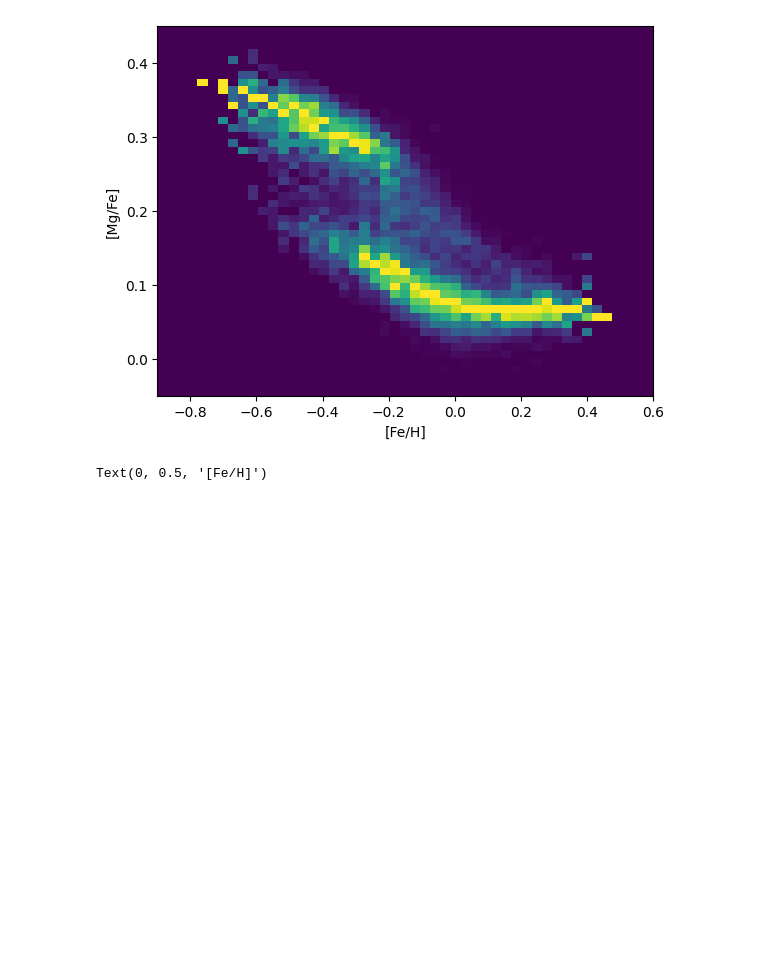
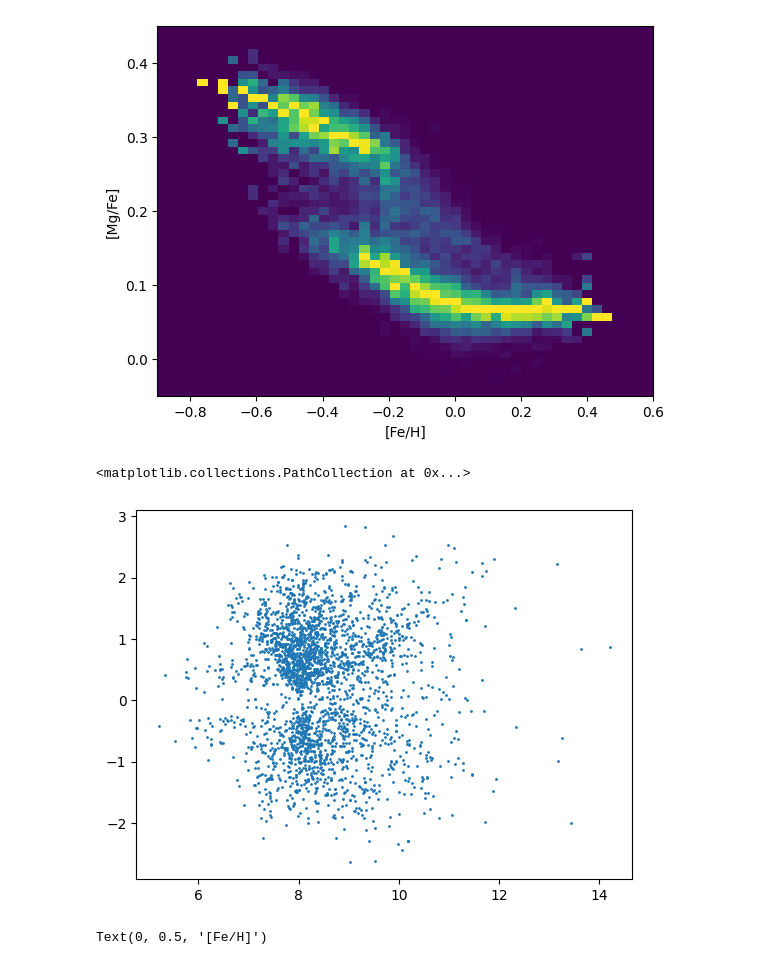
Before and after one commit to gusbeane/GSEgas, a Jupyter notebook: note/APOGEE.ipynb, the cells around one changed output. Saved outputs shown, nothing was run; the diff lists cells and outputs as text; code cells hidden in the pictures; blank space fills up the shorter version.

```diff
--- a/note/APOGEE.ipynb
+++ b/note/APOGEE.ipynb
@@ -137,6 +140,18 @@ plt.ylabel('[Mg/Fe]')
 # %% [output]
 Text(0, 0.5, '[Mg/Fe]')
 [figure]
+# %%
+# spatial extent of high alpha stars
+high_alpha = logMgFe > 0.22
+high_alpha_in_SN = np.logical_and(high_alpha, in_SN)
+
+galr = hdul[1].data.galr
+galz = hdul[1].data.galz
+
+plt.scatter(galr[high_alpha_in_SN], galz[high_alpha_in_SN], s=1)
+# %% [output]
+<matplotlib.collections.PathCollection at 0x...>
+[figure, added]
 # %%
 tbirth_bins  = np.linspace(0, 13.8, 50)
 logFe_bins = np.linspace(-0.8, 0.5, 50)
```
Also changed, not shown: parts of 1 cell of this notebook, 4 other files.
